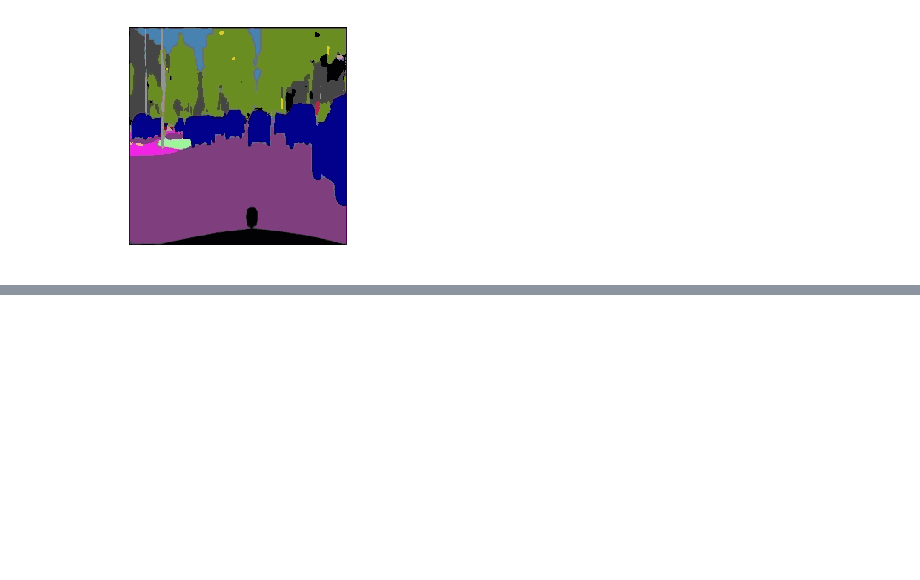
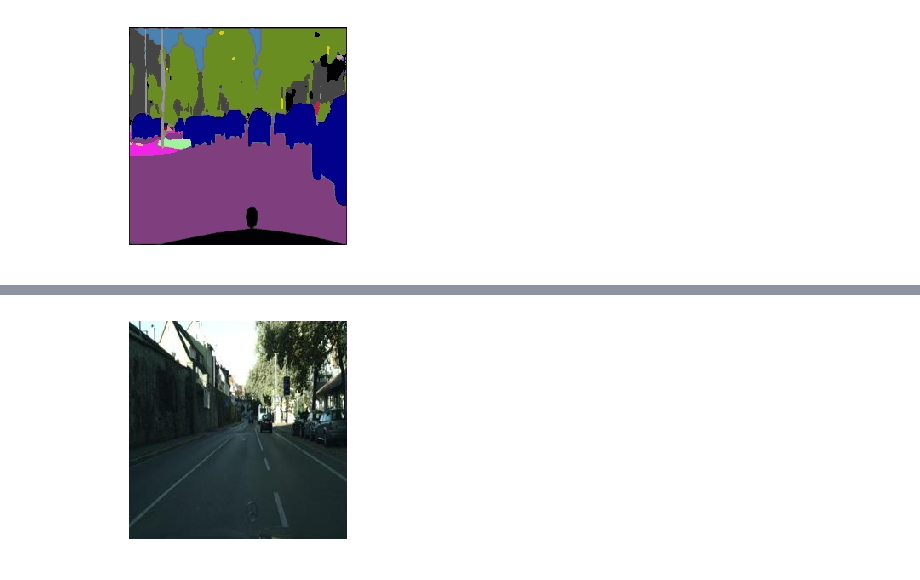
Before and after one commit to mkfilipiuk/DNN_assignment_2, a Jupyter notebook: mf385423_assignment_2.ipynb, the cells around one changed output, grey strips where cells are left out. Cells and saved outputs as stored; diff of their text form; code cells hidden in the pictures; blank space fills up the shorter version.

```diff
--- a/mf385423_assignment_2.ipynb
+++ b/mf385423_assignment_2.ipynb
@@ -70,0 +100,4 @@ show_image(ids_to_rgb_image(o[0], id_to_colour_dict))
+# %%
+show_image(img[0].cpu().permute(1,2,0).long())
+# %% [output]
+[figure, added]
```
Also changed, not shown: parts of 5 cells of this notebook.
